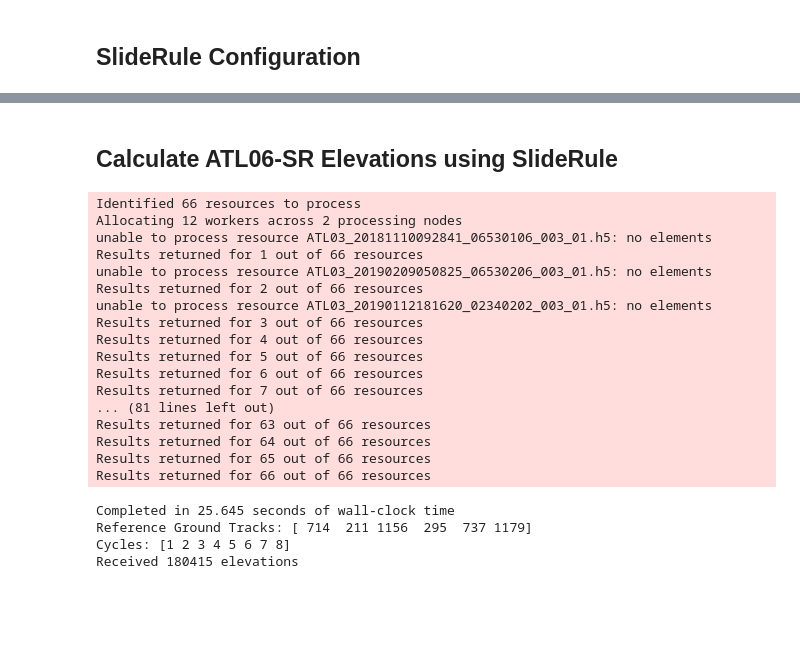
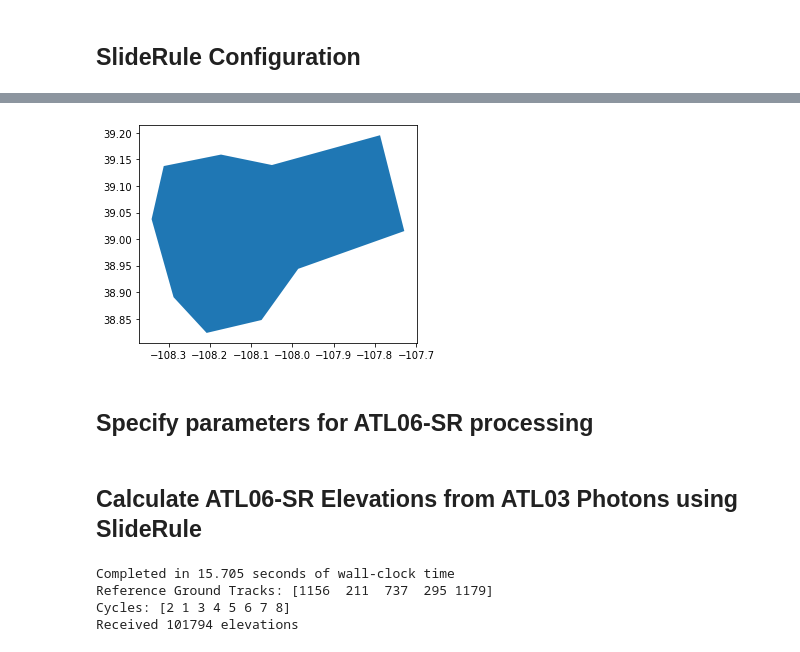
Before and after one commit to SlideRuleEarth/sliderule-python, a Jupyter notebook: examples/grand_mesa_demo.ipynb, the cells around one changed output, grey strips where cells are left out. Drawn from its saved outputs; the diff is of its cells as text; code cells hidden in the pictures; blank space fills up the shorter version.

Commit message:
updated grand mesa demo with David's improvements

```diff
--- a/examples/grand_mesa_demo.ipynb
+++ b/examples/grand_mesa_demo.ipynb
@@ -47,0 +45,5 @@ region = [ {"lon": -108.3435200747503, "lat": 38.89102961045247},
+# %%
+# Specify region of interest from geojson
+poly_fn = 'grandmesa.geojson'
+region = icesat2.toregion(poly_fn)[0]
+region
@@ -47,0 +62,6 @@ region = [ {"lon": -108.3435200747503, "lat": 38.89102961045247},
+# %%
+# Read geojson with geopandas
+pregion = gpd.read_file(poly_fn)
+pregion.plot();
+# %% [output]
+[figure, added]
@@ -47,0 +72,2 @@ region = [ {"lon": -108.3435200747503, "lat": 38.89102961045247},
+# %% [markdown]
+## Specify parameters for ATL06-SR processing
@@ -48,20 +86,8 @@ region = [ {"lon": -108.3435200747503, "lat": 38.89102961045247},
 # %% [markdown]
-## Calculate ATL06-SR Elevations using SlideRule
+## Calculate ATL06-SR Elevations from ATL03 Photons using SlideRule
 # %%
 # Latch Start Time
 perf_start = time.perf_counter()
-
-# Build ATL06 Request
-parms = {
-    "poly": region,
-    "srt": icesat2.SRT_LAND,
-    "cnf": icesat2.CNF_SURFACE_HIGH,
-    "ats": 10.0,
-    "cnt": 10,
-    "len": 40.0,
-    "res": 20.0,
-    "maxi": 1
-}
 
 # Request ATL06 Data
 rsps = icesat2.atl06p(parms, "atlas-s3")
@@ -70,33 +96,16 @@ rsps = icesat2.atl06p(parms, "atlas-s3")
 perf_stop = time.perf_counter()
 
 # Build Dataframe of SlideRule Responses
-df = pd.DataFrame(rsps)
+atl06_sr = pd.DataFrame(rsps)
 
 # Display Statistics
 perf_duration = perf_stop - perf_start
-print("Completed in {:.3f} seconds of wall-clock time". format(perf_duration))
-print("Reference Ground Tracks: {}".format(df["rgt"].unique()))
-print("Cycles: {}".format(df["cycle"].unique()))
-print("Received {} elevations".format(len(df)))
+print("Completed in {:.3f} seconds of wall-clock time".format(perf_duration))
+print("Reference Ground Tracks: {}".format(atl06_sr["rgt"].unique()))
+print("Cycles: {}".format(atl06_sr["cycle"].unique()))
+print("Received {} elevations".format(len(atl06_sr)))
 # %% [output]
-Identified 66 resources to process
-Allocating 12 workers across 2 processing nodes
-unable to process resource ATL03_20181110092841_06530106_003_01.h5: no elements
-Results returned for 1 out of 66 resources
-unable to process resource ATL03_20190209050825_06530206_003_01.h5: no elements
-Results returned for 2 out of 66 resources
-unable to process resource ATL03_20190112181620_02340202_003_01.h5: no elements
-Results returned for 3 out of 66 resources
-Results returned for 4 out of 66 resources
-Results returned for 5 out of 66 resources
-Results returned for 6 out of 66 resources
-Results returned for 7 out of 66 resources
-... (81 lines left out)
-Results returned for 63 out of 66 resources
-Results returned for 64 out of 66 resources
-Results returned for 65 out of 66 resources
-Results returned for 66 out of 66 resources
+Completed in 15.705 seconds of wall-clock time
+Reference Ground Tracks: [1156  211  737  295 1179]
+Cycles: [2 1 3 4 5 6 7 8]
+Received 101794 elevations
-Completed in 25.645 seconds of wall-clock time
-Reference Ground Tracks: [ 714  211 1156  295  737 1179]
-Cycles: [1 2 3 4 5 6 7 8]
-Received 180415 elevations
```
Also changed, not shown: parts of 21 cells of this notebook.
